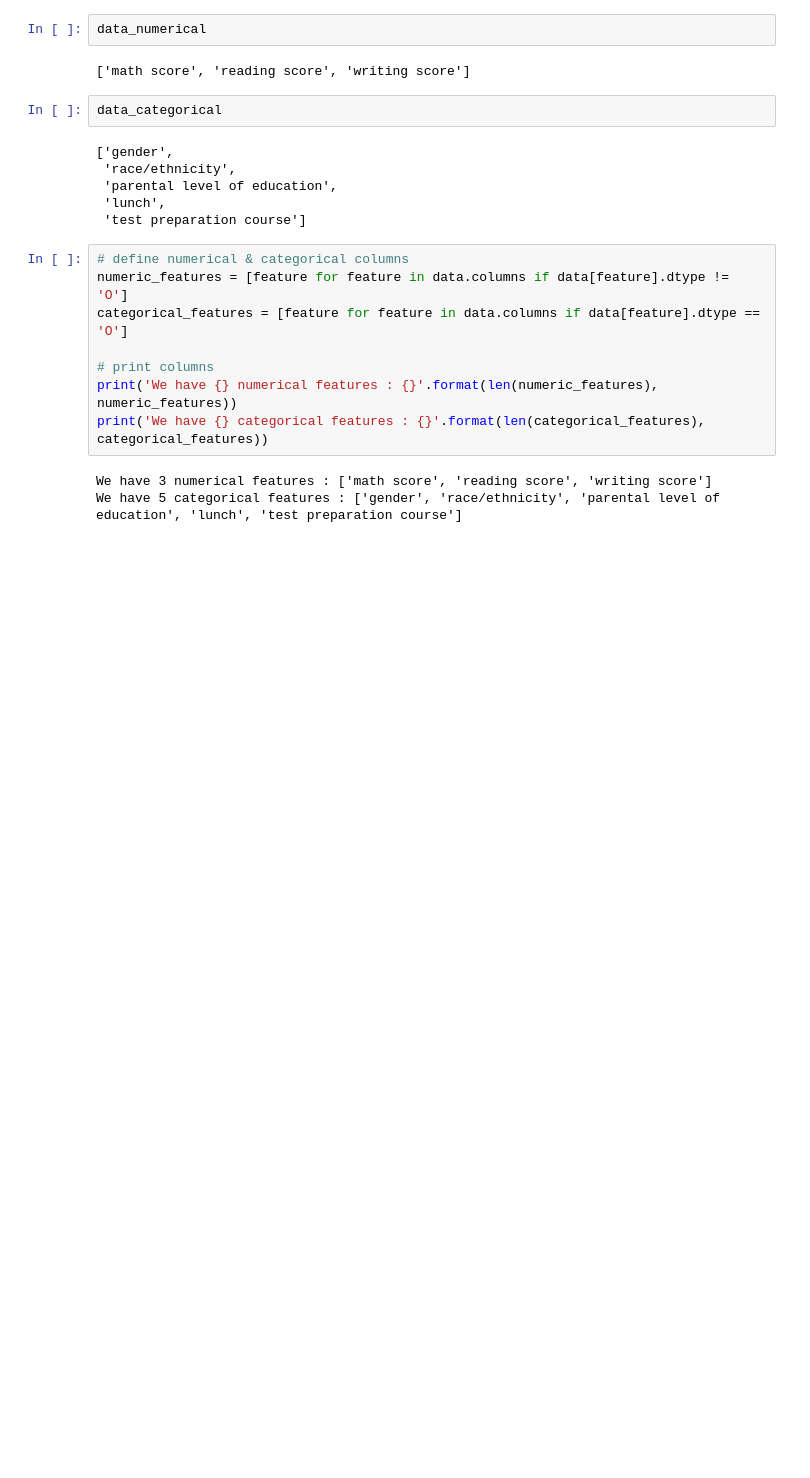
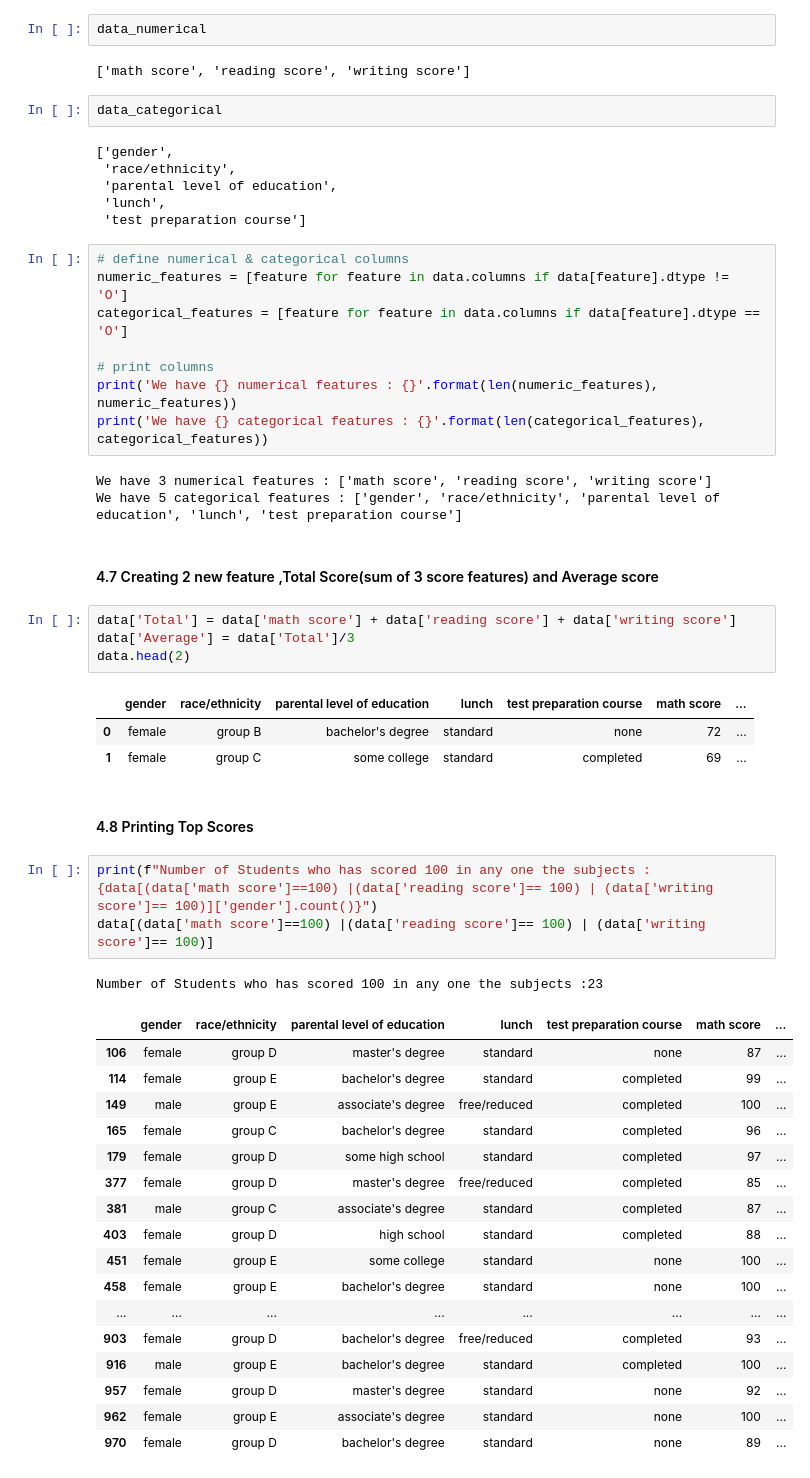
Before and after one commit to ravi0dubey/Linear_Regression_Student_Performance, a Jupyter notebook: EDA_Student_Performance.ipynb, the cells around one changed output. Saved outputs shown, nothing was run; the diff lists cells and outputs as text; blank space fills up the shorter version.

```diff
--- a/EDA_Student_Performance.ipynb
+++ b/EDA_Student_Performance.ipynb
@@ -201,3 +210,37 @@ print('We have {} categorical features : {}'.format(len(categorical_features), c
 # %% [output]
 We have 3 numerical features : ['math score', 'reading score', 'writing score']
 We have 5 categorical features : ['gender', 'race/ethnicity', 'parental level of education', 'lunch', 'test preparation course']
+# %% [markdown]
+#### 4.7 Creating 2 new feature ,Total Score(sum of 3 score features) and Average score
+# %%
+data['Total'] = data['math score'] + data['reading score'] + data['writing score']
+data['Average'] = data['Total']/3
+data.head(2)
+# %% [output]
+|  | gender | race/ethnicity | parental level of education | lunch | test preparation course | math score | ... |
+| 0 | female | group B | bachelor's degree | standard | none | 72 | ... |
+| 1 | female | group C | some college | standard | completed | 69 | ... |
+# %% [markdown]
+#### 4.8  Printing Top Scores
+# %%
+print(f"Number of Students who has scored 100 in any one the subjects :{data[(data['math score']==100) |(data['reading score']== 100) | (data['writing score']== 100)]['gender'].count()}")
+data[(data['math score']==100) |(data['reading score']== 100) | (data['writing score']== 100)]
+# %% [output]
+Number of Students who has scored 100 in any one the subjects :23
+|  | gender | race/ethnicity | parental level of education | lunch | test preparation course | math score | ... |
+| 106 | female | group D | master's degree | standard | none | 87 | ... |
+| 114 | female | group E | bachelor's degree | standard | completed | 99 | ... |
+| 149 | male | group E | associate's degree | free/reduced | completed | 100 | ... |
+| 165 | female | group C | bachelor's degree | standard | completed | 96 | ... |
+| 179 | female | group D | some high school | standard | completed | 97 | ... |
+| 377 | female | group D | master's degree | free/reduced | completed | 85 | ... |
+| 381 | male | group C | associate's degree | standard | completed | 87 | ... |
+| 403 | female | group D | high school | standard | completed | 88 | ... |
+| 451 | female | group E | some college | standard | none | 100 | ... |
+| 458 | female | group E | bachelor's degree | standard | none | 100 | ... |
+| ... | ... | ... | ... | ... | ... | ... | ... |
+| 903 | female | group D | bachelor's degree | free/reduced | completed | 93 | ... |
+| 916 | male | group E | bachelor's degree | standard | completed | 100 | ... |
+| 957 | female | group D | master's degree | standard | none | 92 | ... |
+| 962 | female | group E | associate's degree | standard | none | 100 | ... |
+| 970 | female | group D | bachelor's degree | standard | none | 89 | ... |
```
Also changed, not shown: parts of 6 cells of this notebook.
